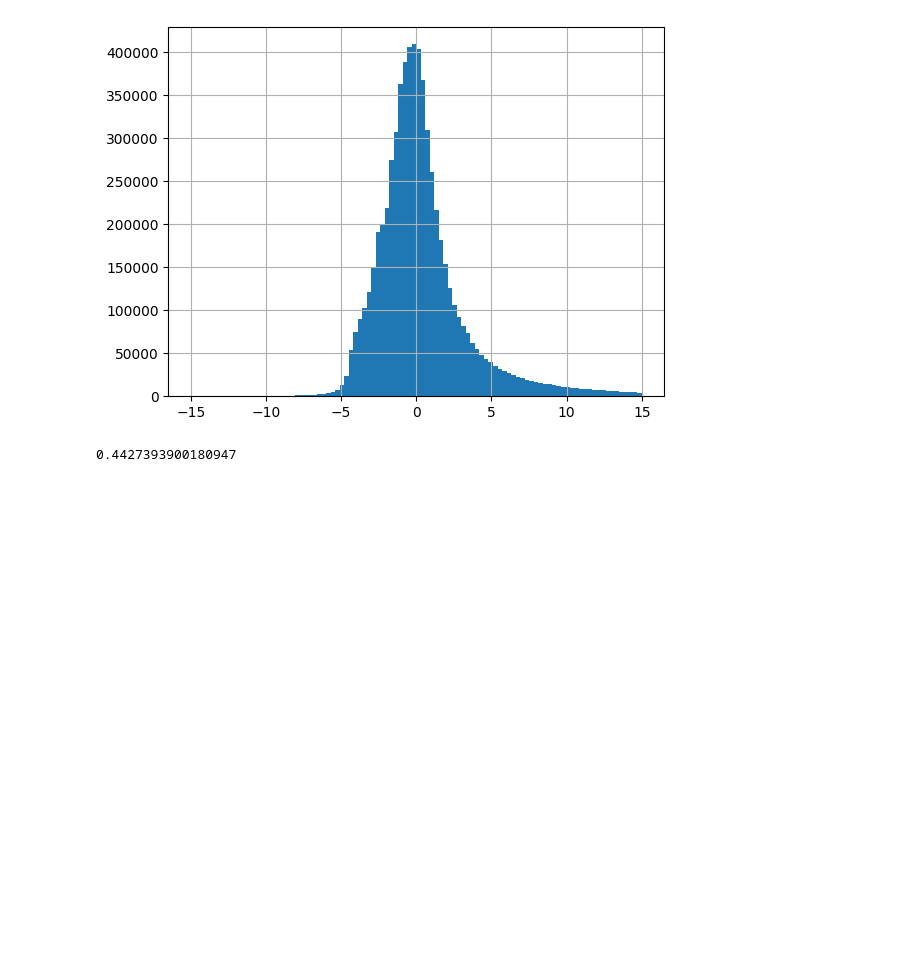
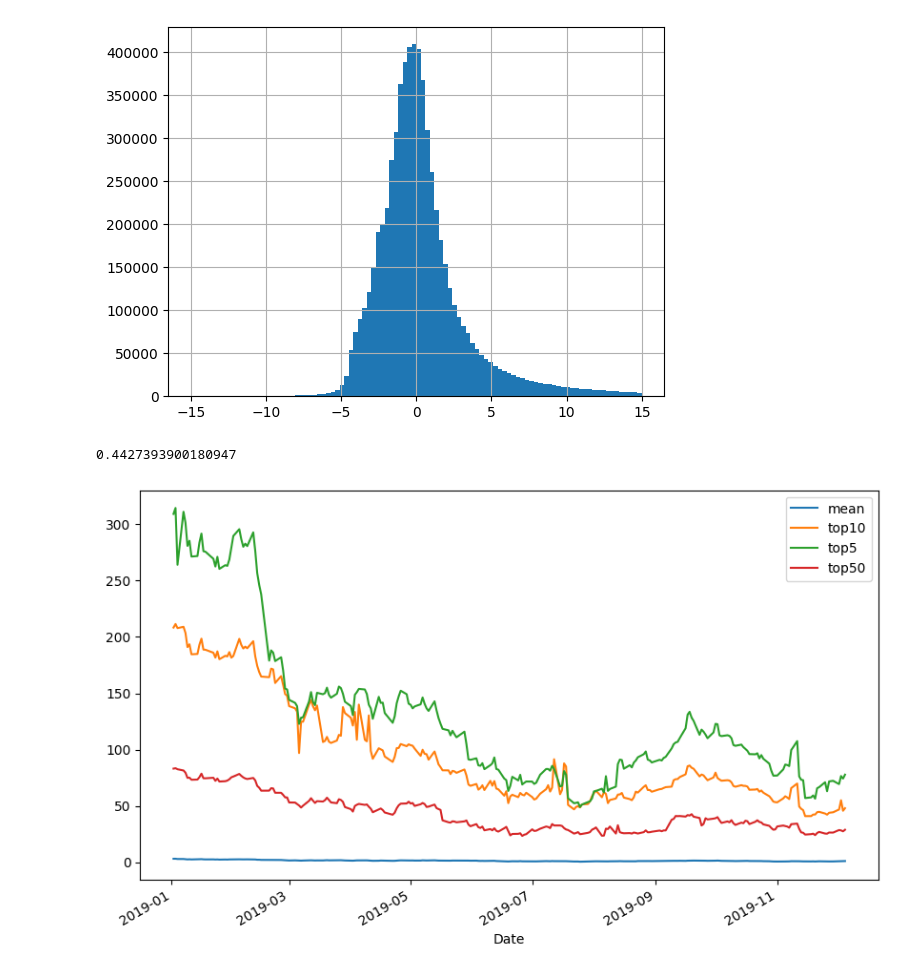
Before and after one commit to dllllb/finexp, a Jupyter notebook: basepred.ipynb, the cells around one changed output. Cells and saved outputs as stored; diff of their text form; code cells hidden in the pictures; blank space fills up the shorter version.

Commit message:
prediction top mean alpha plot

```diff
--- a/basepred.ipynb
+++ b/basepred.ipynb
@@ -82,3 +82,18 @@ m.fit(train.drop(columns='alpha'), train.alpha)
 m.score(test.drop(columns='alpha'), test.alpha)
 # %% [output]
 0.4427393900180947
+# %%
+pred = m.predict(test.drop(columns='alpha'))
+# %%
+test_p = test.copy()
+test_p['pred'] = pred
+# %%
+test_p.alpha.groupby('Date').mean().rename('mean').plot(figsize=(10, 6), legend=True)
+top10 = test_p.sort_values('pred', ascending=False).groupby('Date').head(10).alpha.groupby('Date').mean().rename('top10')
+top10.plot(legend=True)
+top5 = test_p.sort_values('pred', ascending=False).groupby('Date').head(5).alpha.groupby('Date').mean().rename('top5')
+top5.plot(legend=True)
+top50 = test_p.sort_values('pred', ascending=False).groupby('Date').head(50).alpha.groupby('Date').mean().rename('top50')
+top50.plot(legend=True);
+# %% [output]
+[figure, added]
```
